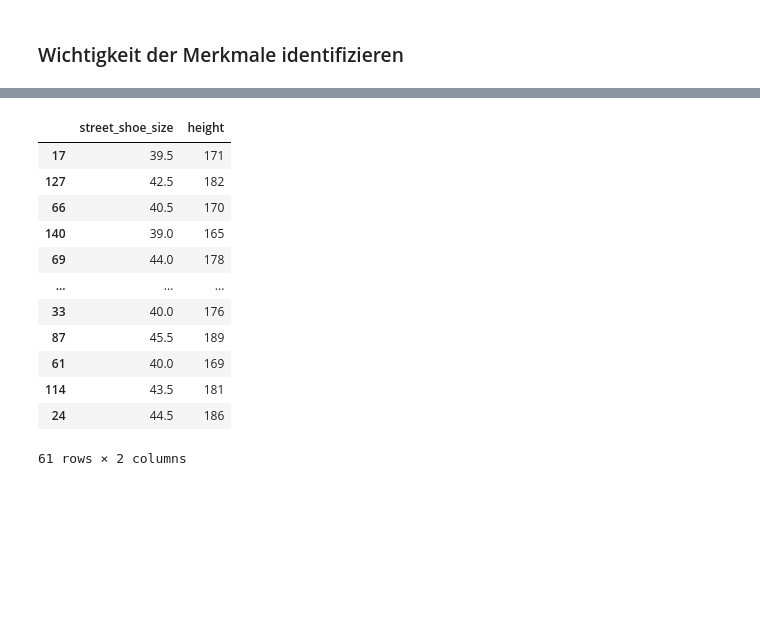
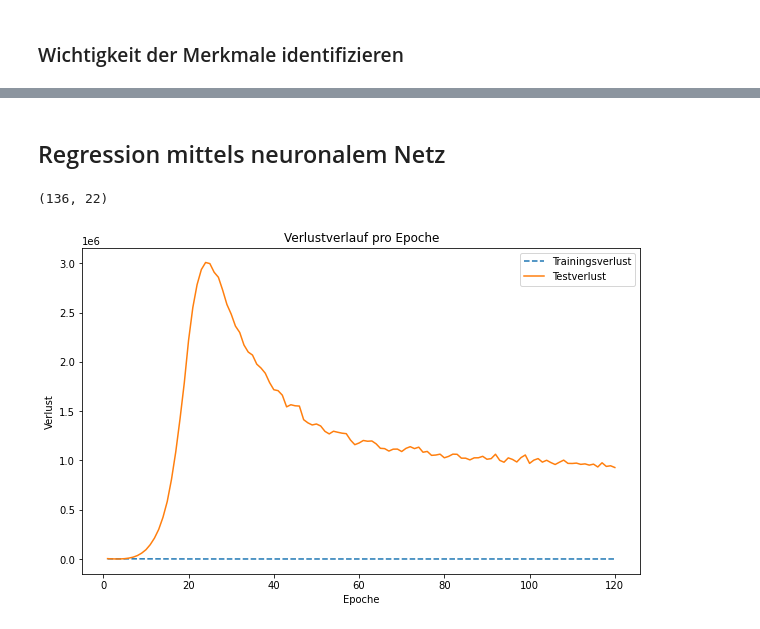
Before and after one commit to chalkiswhite/climbing-shoe-recommender, a Jupyter notebook: main.ipynb, the cells around one changed output, grey strips where cells are left out. Saved outputs shown, nothing was run; the diff lists cells and outputs as text; code cells hidden in the pictures; blank space fills up the shorter version.

Commit message:
neural network regression
Climb Shoe Size Predictor
Gridsearch Hyperparameter Optimization

```diff
--- a/main.ipynb
+++ b/main.ipynb
@@ -1261,16 +1262,62 @@ RMSE = 0.8361390058106599
-# %%
-X_test
-# %% [output]
-|  | street_shoe_size | height |
-| 17 | 39.5 | 171 |
-| 127 | 42.5 | 182 |
-| 66 | 40.5 | 170 |
-| 140 | 39.0 | 165 |
-| 69 | 44.0 | 178 |
-| ... | ... | ... |
-| 33 | 40.0 | 176 |
-| 87 | 45.5 | 189 |
-| 61 | 40.0 | 169 |
-| 114 | 43.5 | 181 |
-| 24 | 44.5 | 186 |
-61 rows × 2 columns
+# %% [markdown]
+## Regression mittels neuronalem Netz
+# %%
+from sklearn.model_selection import train_test_split
+from sklearn.preprocessing import StandardScaler
+
+X = df_prep.values
+y= df_survey['climb_shoe_size'].values
+
+X_train, X_test, y_train, y_test = train_test_split(X, y, test_size=0.25)
+
+scaler = StandardScaler()
+scaled_X = scaler.fit_transform(X_train)
+
+units = 22
+epochs = 120
+
+l1 = 1
+l2 = 1
+
+scaled_X.shape
+# %% [output]
+(136, 22)
+# %%
+from tensorflow.keras import models
+from tensorflow.keras import layers
+
+network = models.Sequential()
+
+network.add(layers.Dense(units=units,
+                        activation="relu",
+                        input_shape=(scaled_X.shape[1],)))
+network.add(layers.Dense(units=units,
+                        activation="relu"))
+network.add(layers.Dense(units=1))
+
+network.compile(loss="mse",
+               optimizer="RMSprop",
+               metrics=["mse"])
+
+history = network.fit(scaled_X,
+                     y_train,
+                     epochs=epochs,
+                     verbose=0,
+                     batch_size=10,
+                     validation_data=(X_test, y_test))
+
+training_loss = history.history["loss"]
+test_loss = history.history["val_loss"]
+
+epoc_count = range(1, len(training_loss) +1)
+
+plt.figure(figsize=(10,6))
+plt.title("Verlustverlauf pro Epoche")
+plt.plot(epoc_count, training_loss, "--")
+plt.plot(epoc_count, test_loss)
+plt.legend(["Trainingsverlust", "Testverlust"])
+plt.xlabel("Epoche")
+plt.ylabel("Verlust")
+plt.show()
+# %% [output]
+[figure, added]
```
Also changed, not shown: parts of 37 cells of this notebook.
